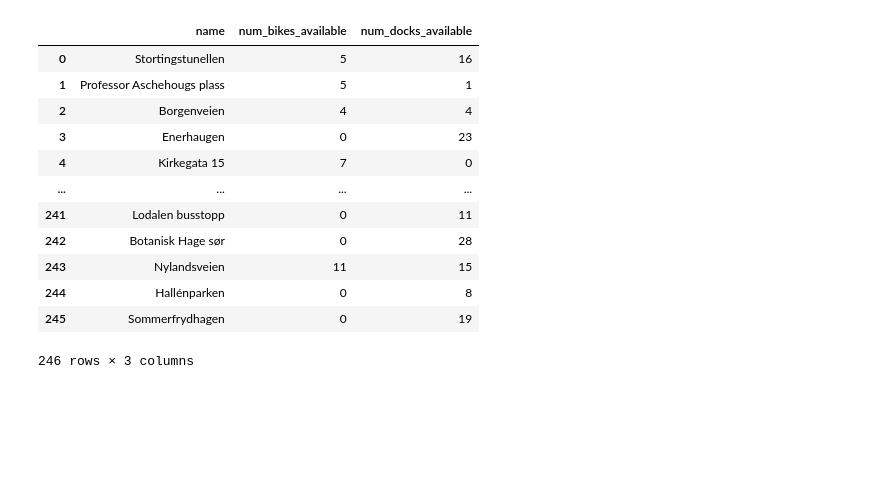
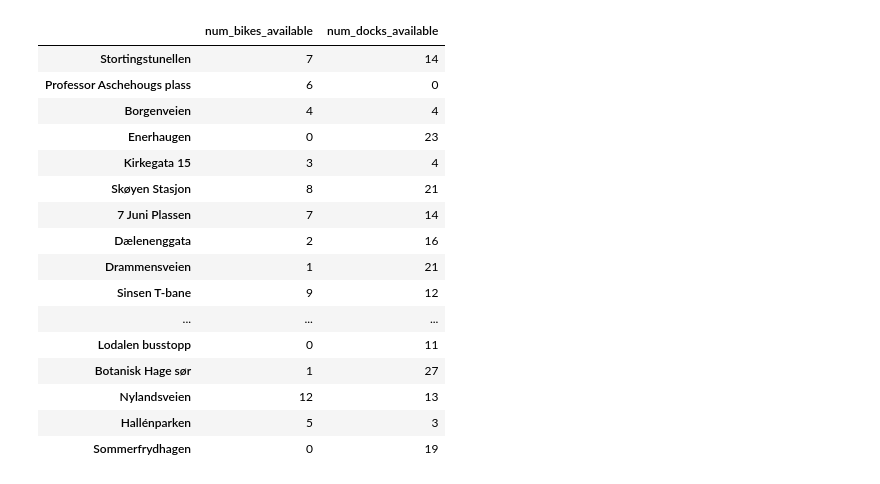
Before and after one commit to mikdybwed/daily-life-projects, a Jupyter notebook: Oslo_bysykkel.ipynb, the cells around one changed output. Cells and saved outputs as stored; diff of their text form; code cells hidden in the pictures; blank space fills up the shorter version.

```diff
--- a/Oslo_bysykkel.ipynb
+++ b/Oslo_bysykkel.ipynb
@@ -9,5 +11,12 @@ import urllib.request, urllib.response
 # %%
-#Function for connecting to and retrieving json data
+#funksjon for ekstrahering av data ifra json
 def get_json(url):
-  with urllib.request.urlopen(url) as response:
-    return json.load(response)
+  try:
+    with urllib.request.urlopen(url) as response:
+      return json.load(response)
+
+  #basic feilhåndtering
+  except HTTPError as e:
+    print("error code: ", e.code)
+  except URLError as e:
+    print("reason: ", e.reason)
@@ -27,16 +23,40 @@ test.index.name
-# %%
-test
-# %% [output]
-|  | name | num_bikes_available | num_docks_available |
-| 0 | Stortingstunellen | 5 | 16 |
-| 1 | Professor Aschehougs plass | 5 | 1 |
-| 2 | Borgenveien | 4 | 4 |
-| 3 | Enerhaugen | 0 | 23 |
-| 4 | Kirkegata 15 | 7 | 0 |
-| ... | ... | ... | ... |
-| 241 | Lodalen busstopp | 0 | 11 |
-| 242 | Botanisk Hage sør | 0 | 28 |
-| 243 | Nylandsveien | 11 | 15 |
-| 244 | Hallénparken | 0 | 8 |
-| 245 | Sommerfrydhagen | 0 | 19 |
-246 rows × 3 columns
+# %%
+#henter filene som innholder henholdsvis navn og tilgjengelighet på sykkelstasjonene
+station_information = get_json("https://gbfs.urbansharing.com/oslobysykkel.no/station_information.json")
+station_status = get_json("https://gbfs.urbansharing.com/oslobysykkel.no/station_status.json")
+# %%
+#konverterer sykkelstasjondataen i filene til pandas dataframes
+status = pd.DataFrame(station_status["data"]["stations"])
+information = pd.DataFrame(station_information["data"]["stations"])
+
+#merger til en dataframe med all informasjon
+availability = pd.merge(status, information, on="station_id")
+
+#ekstraherer kun de ønskede variablene navn, tlgjengelige sykler og tilgjengelige låser
+availability = availability.filter(["name","num_bikes_available", "num_docks_available"])
+
+#putter for ordens skyld stasjonsnavn som index
+availability.set_index("name", inplace=True)
+del availability.index.name
+# %%
+#Lager den endelige oversikten
+with pd.option_context('display.max_rows', None, 'display.max_columns', None):
+    display(availability)
+# %% [output]
+|  | num_bikes_available | num_docks_available |
+| Stortingstunellen | 7 | 14 |
+| Professor Aschehougs plass | 6 | 0 |
+| Borgenveien | 4 | 4 |
+| Enerhaugen | 0 | 23 |
+| Kirkegata 15 | 3 | 4 |
+| Skøyen Stasjon | 8 | 21 |
+| 7 Juni Plassen | 7 | 14 |
+| Dælenenggata | 2 | 16 |
+| Drammensveien | 1 | 21 |
+| Sinsen T-bane | 9 | 12 |
+| ... | ... | ... |
+| Lodalen busstopp | 0 | 11 |
+| Botanisk Hage sør | 1 | 27 |
+| Nylandsveien | 12 | 13 |
+| Hallénparken | 5 | 3 |
+| Sommerfrydhagen | 0 | 19 |
```
Also changed, not shown: parts of 6 cells of this notebook.
